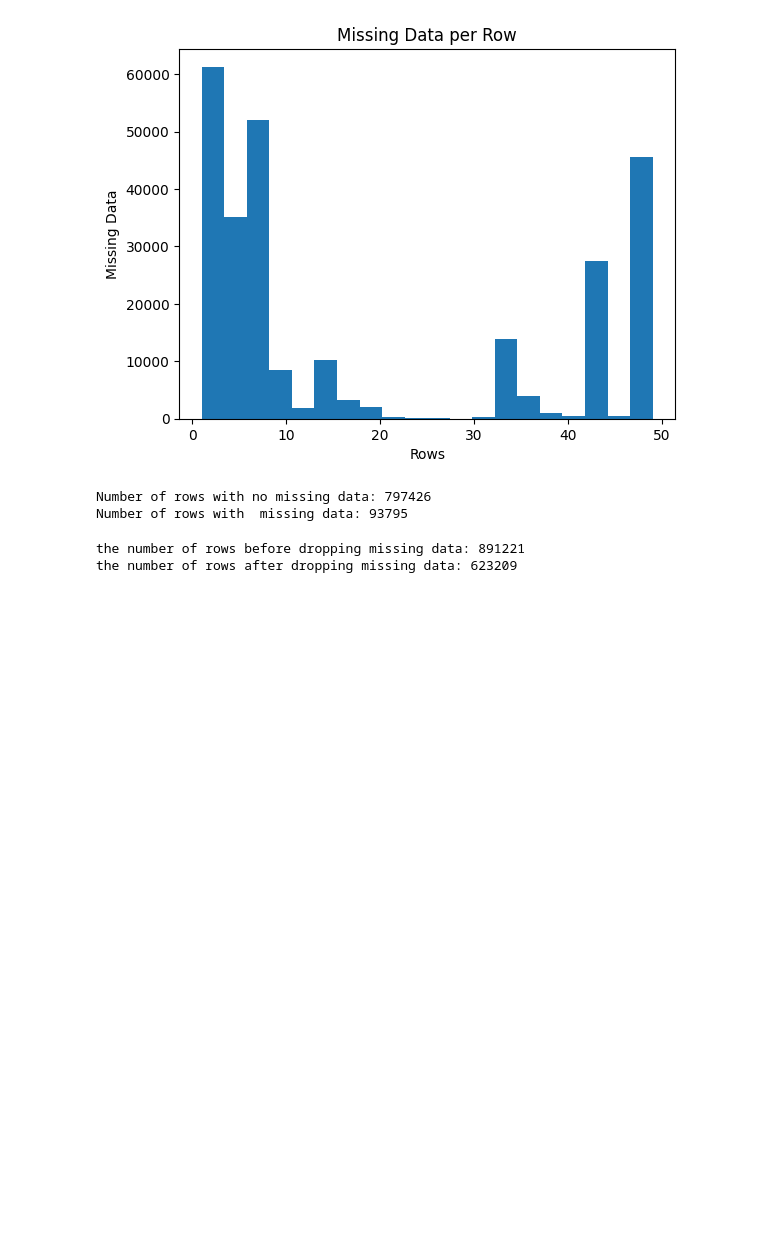
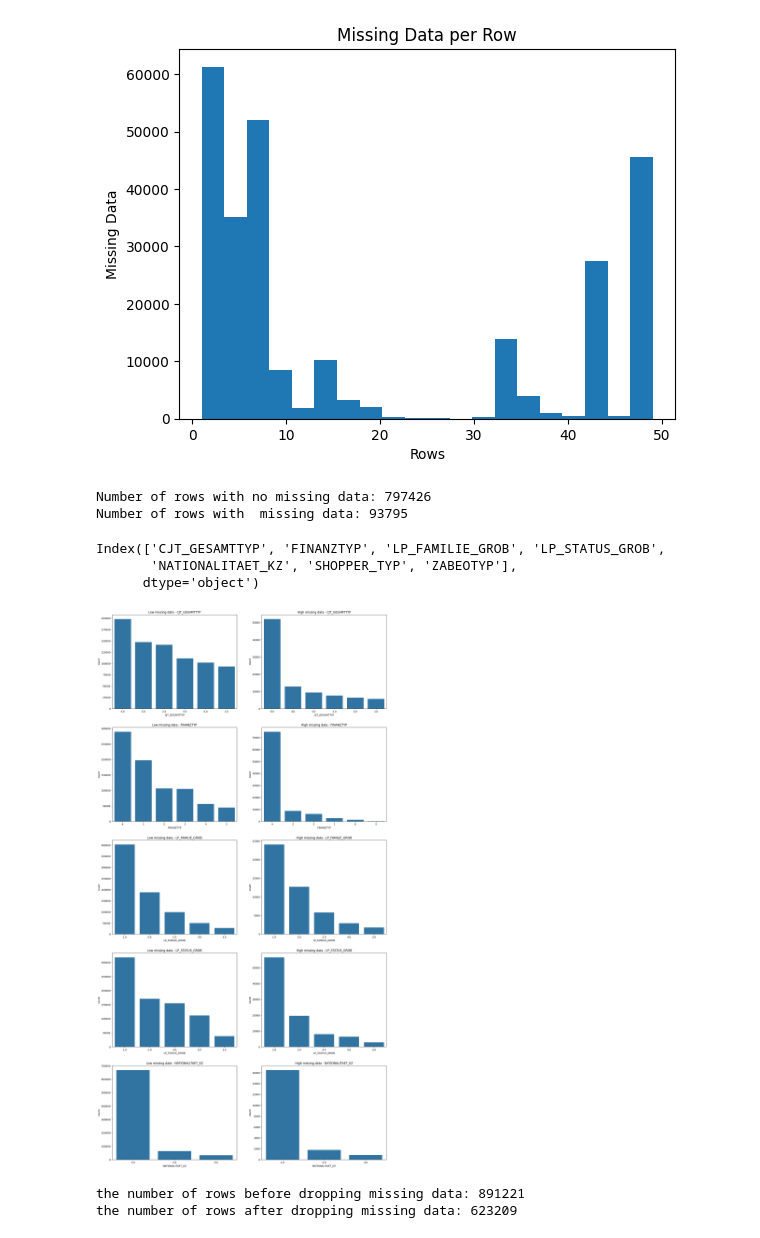
Before and after one commit to rabeeqasem/Identify_Customer_Segments, a Jupyter notebook: Identify_Customer_Segments.ipynb, the cells around one changed output. Cells and saved outputs as stored; diff of their text form; code cells hidden in the pictures; blank space fills up the shorter version.

```diff
--- a/Identify_Customer_Segments.ipynb
+++ b/Identify_Customer_Segments.ipynb
@@ -220,3 +209,24 @@ for column in columns_to_compare:
+# %%
+#print the columns name that are cataegorical and have from 3 to 7 unique values
+categorical = feat_info[feat_info['type'] == 'categorical']
+#from the azdias dataset, get the columns that are categorical and have from 3 to 7 unique values
+categorical_columns = azdias_low.columns.intersection(categorical.attribute)
+categorical_columns = categorical_columns[azdias_low[categorical_columns].nunique() >= 3]
+categorical_columns = categorical_columns[azdias_low[categorical_columns].nunique() <= 6]
+categorical_columns
+# %% [output]
+Index(['CJT_GESAMTTYP', 'FINANZTYP', 'LP_FAMILIE_GROB', 'LP_STATUS_GROB',
+       'NATIONALITAET_KZ', 'SHOPPER_TYP', 'ZABEOTYP'],
+      dtype='object')
+# %%
+fig, axs = plt.subplots(5, 2, figsize=(20, 40))
+for i, col in enumerate(categorical_columns[:5]):
+    sns.countplot(x=azdias_low[col], ax=axs[i, 0], order=azdias_low[col].value_counts().index)
+    axs[i, 0].set_title(f'Low missing data - {col}')
+    sns.countplot(x=azdias_high[col], ax=axs[i, 1], order=azdias_high[col].value_counts().index)
+    axs[i, 1].set_title(f'High missing data - {col}')
+# %% [output]
+[figure, added]
 # %%
 #drop the rows with missing data
 print('the number of rows before dropping missing data:', azdias.shape[0])
```
Also changed, not shown: parts of 17 cells of this notebook, 1 other file.
